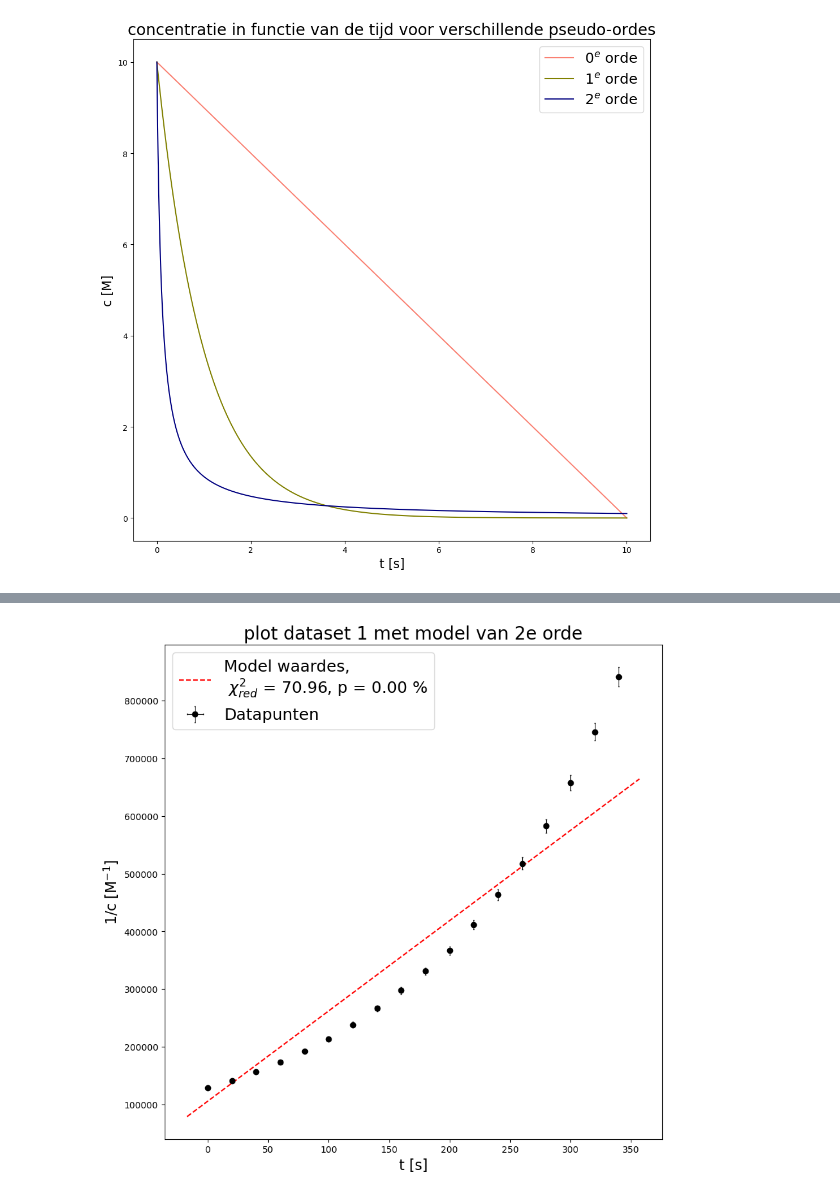
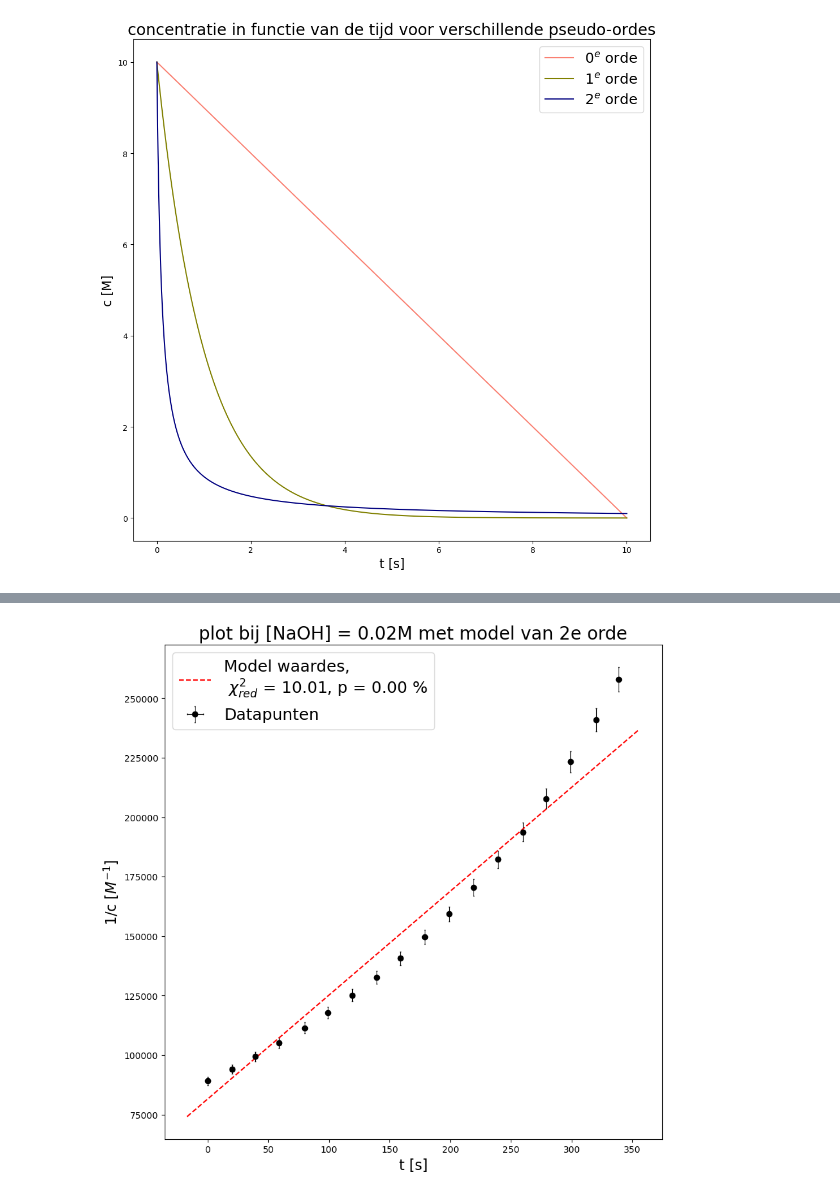
Before and after one commit to justlearning42/Experimentele_vscode, a Jupyter notebook: kinetica.ipynb, the cells around one changed output, grey strips where cells are left out. Drawn from its saved outputs; the diff is of its cells as text; code cells hidden in the pictures.

```diff
--- a/kinetica.ipynb
+++ b/kinetica.ipynb
@@ -194,5 +272,4 @@ $(1485.1 \pm 6.0)\cdot 10^{-11}$
 # %%
-#plotten jeej
-plot_fit(tijden_set_1, concentraties_set_1, np.full(np.shape(tijden_set_1),0), fouten_set_1**2/12, 't [s]', 'c [M]', 'plot dataset 1 met model van 0e orde', snelheidsmodel_0eorde,
-          parameterwaarden, 40.65, 4.7e-28, save_name = 'dataset_1_fit_0e_orde.png',fontsize = 18, titlesize = 20, axsize = 16)
+plot_fit(tijden_set_1, np.log(concentraties_set_1), np.full(np.shape(tijden_set_1),0), (fouten_set_1/(concentraties_set_1))**2, 't [s]', 'ln(c) [ln(M)]', 'plot bij [NaOH] = 0.04M met model van 1e orde', snelheidsmodel_1eorde_linearised,
+          parameterwaarden, 0.81, 0.6702, save_name = 'dataset_1_fit_1e_orde.png',fontsize = 18, titlesize = 20, axsize = 16)
 # %% [output]
@@ -199,0 +405,3 @@ plot_fit(tijden_set_1, concentraties_set_1, np.full(np.shape(tijden_set_1),0), f
+# %%
+plot_fit(tijden_set_2, concentraties_set_2, np.full(np.shape(tijden_set_2),0), fouten_set_2**2/12, 't [s]', 'c [M]', 'plot bij [NaOH] = 0.02M met model van 0e orde', snelheidsmodel_0eorde,
+          parameterwaarden, 5.57, 3.551e-12, save_name = 'dataset_2_fit_0e_orde.png',fontsize = 18, titlesize = 20, axsize = 16)
@@ -199,0 +455,3 @@ plot_fit(tijden_set_1, concentraties_set_1, np.full(np.shape(tijden_set_1),0), f
+# %%
+plot_fit(tijden_set_2, np.log(concentraties_set_2), np.full(np.shape(tijden_set_2),0), (fouten_set_2/(concentraties_set_2))**2, 't [s]', 'ln(c) [ln(M)]', 'plot bij [NaOH] = 0.02M met model van 1e orde', snelheidsmodel_1eorde_linearised,
+          parameterwaarden, 0.57,0.9114, save_name = 'dataset_2_fit_1e_orde.png',fontsize = 18, titlesize = 20, axsize = 16)
@@ -200,23 +460,25 @@ plot_fit(tijden_set_1, concentraties_set_1, np.full(np.shape(tijden_set_1),0), f
 # %%
-# eerste set metingen 2e orde
+# tweede set metingen 2e orde
 def initial_vals(x,y):
-    return [0.96e-5,1]
+    return [0.96e-5,2.1e-8]
 
 
 parameters = ['c_0', 'k']
-outp = fit(parameters, snelheidsmodel_2eorde, initial_vals, tijden_set_1, concentraties_set_1, fouten_set_1, detailed_logs=True)
+outp = fit(parameters, snelheidsmodel_2eorde, initial_vals, tijden_set_2, concentraties_set_2, fouten_set_2)
 parameterwaarden = [fitwaarde[0] for fitwaarde in outp]
 for met in outp:
+    print(met)
+    print('\n')
     latex_print_meting(met)
 """
 fig,ax = plt.subplots(1,1, figsize = (10,10))
-ax.errorbar(tijden_set_1,1/concentraties_set_1,linestyle = '', label = 'gemeten', yerr = fouten_set_1/(concentraties_set_1**2), color = 'black', marker = 'o')
+ax.errorbar(tijden_set_2,1/concentraties_set_2,linestyle = '', label = 'gemeten', yerr = fouten_set_2/(concentraties_set_2**2), color = 'black', marker = 'o')
 ax.set_ylabel('1/c [M$^{-1}$]',fontsize = 15)
 t = np.linspace(0,350)
 ax.plot(t, 1/snelheidsmodel_2eorde(t, parameterwaarden),linestyle = '--',label = 'Model')
-ax.set_title('plot dataset 1 met model van 2e orde',fontsize = 20)
+ax.set_title('plot dataset 2 met model van 2e orde',fontsize = 20)
 ax.set_xlabel('t [s]',fontsize = 15)
 ax.legend(fontsize = 18)
-plt.tight_layout();plt.savefig('dataset_1_fit_2e_orde.png');plt.show()"""
+plt.tight_layout();plt.savefig('dataset_2_fit_2e_orde.png');plt.show()"""
 # %% [output]
 Raw output
@@ -243,5 +502,5 @@ $(1566.0 \pm 16.5)\cdot 10^{0}$
 # %%
-plot_fit(tijden_set_1, 1/concentraties_set_1, np.full(np.shape(tijden_set_1),0), (fouten_set_1/(concentraties_set_1**2))**2, 't [s]', '1/c [M$^{-1}$]', 'plot dataset 1 met model van 2e orde', snelheidsmodel_2eorde_linearised,
-          parameterwaarden, 70.96, 1.1e-231, save_name = 'dataset_1_fit_2e_orde.png',fontsize = 18, titlesize = 20, axsize = 16)
+plot_fit(tijden_set_2, 1/concentraties_set_2, np.full(np.shape(tijden_set_2),0), (fouten_set_2/(concentraties_set_2**2))**2, 't [s]', '1/c [$M^{-1}$]', 'plot bij [NaOH] = 0.02M met model van 2e orde', snelheidsmodel_2eorde_linearised,
+          parameterwaarden, 10.007, 7.824e-26, save_name = 'dataset_2_fit_2e_orde.png',fontsize = 18, titlesize = 20, axsize = 16)
 # %% [output]
-[figure, old version]
+[figure, new version]
```
Also changed, not shown: parts of 33 cells of this notebook.
